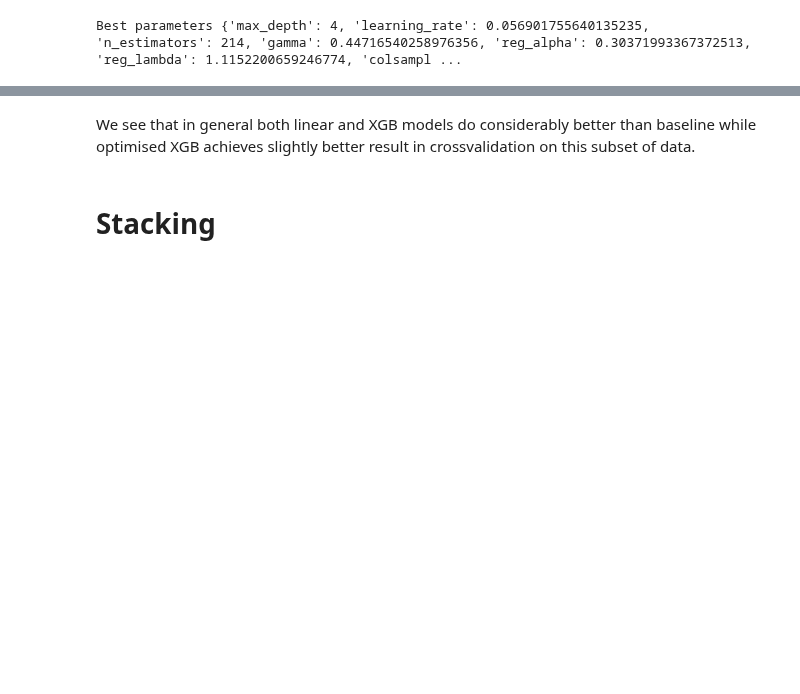
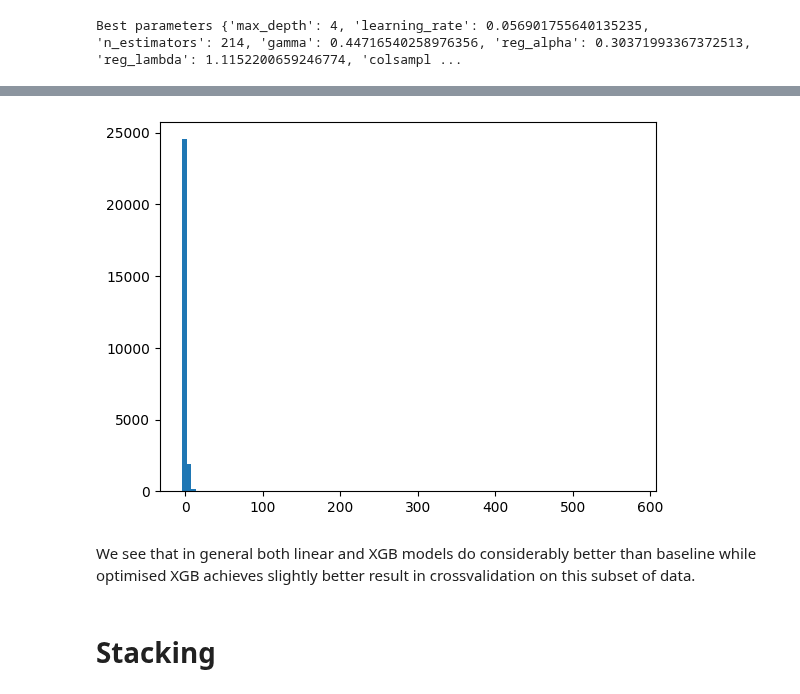
Before and after one commit to igor-cheb/retail_sales_prediction, a Jupyter notebook: modelling.ipynb, the cells around one changed output, grey strips where cells are left out. Saved outputs shown, nothing was run; the diff lists cells and outputs as text; code cells hidden in the pictures; blank space fills up the shorter version.

```diff
--- a/modelling.ipynb
+++ b/modelling.ipynb
@@ -40,17 +40,19 @@ from src.utilities import run_cv, read_train, construct_fake_df, check_folder
 # CV data initiation
 # %%
 # initiating data generators
-feat_generator = FeatureGenerator(verbose=True, save_files=True)
+feat_generator = FeatureGenerator(verbose=True, save_files=False)
 
 # initiating cv splitter
 tscv = TimeSeriesSplit(test_size = 1, max_train_size=16)
 
 # generating all of the data which we will iterate over during CV
-features_df = feat_generator.generate_features()
+# features_df = feat_generator.generate_features(balance_target_by_zero=True)
+features_df = read_train()
+features_df = features_df[features_df['target']>=0]
 
 # creating col lists for training
 cols_di={
     'index': feat_generator.index_cols,
     'target': feat_generator.target_col,
-    'feats': feat_generator.shifted_cols + feat_generator.roll_cols
+    'feats': [col for col in features_df if 'lag' in col] + [col for col in features_df if 'roll' in col]
 }
@@ -193,0 +273,9 @@ NRMSE mean: 0.53
+# %%
+tscv = TimeSeriesSplit(test_size = 1, max_train_size=16)
+
+nn_pois_pipe_torch = Pipeline([
+    ("scaler", StandardScaler()),
+    ("nn_model", PoisMLPModel(input_size=len(cols_di['feats'])))
+])
+
+tree_cv_res = run_cv(df=features_df, months_cv_split=tscv, model=nn_pois_pipe_torch, cols_di=cols_di, verbose=2)
@@ -194,3 +303,7 @@ NRMSE mean: 0.53
+# %%
+plt.hist(tree_cv_res['pred'][0], bins=100);
+# %% [output]
+[figure, added]
 # %% [markdown]
 We see that in general both linear and XGB models do considerably better than baseline while optimised XGB achieves slightly better result in crossvalidation on this subset of data.
 # %% [markdown]
```
Also changed, not shown: parts of 14 cells of this notebook, 1 other file.
